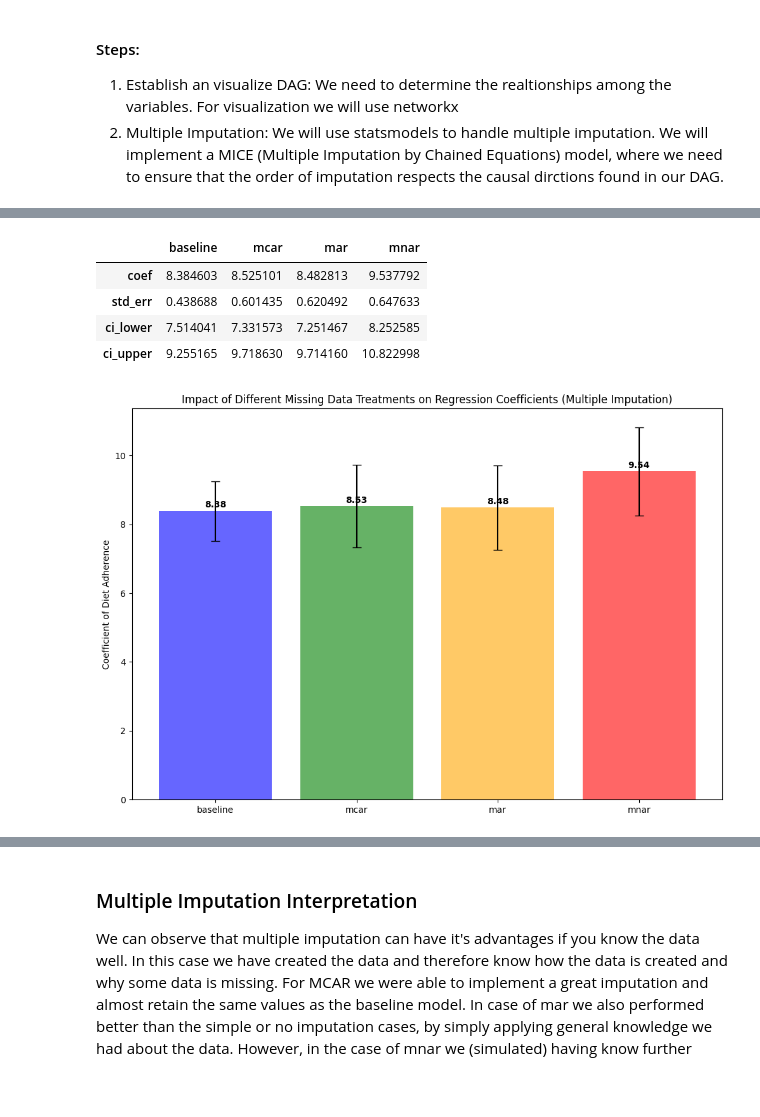
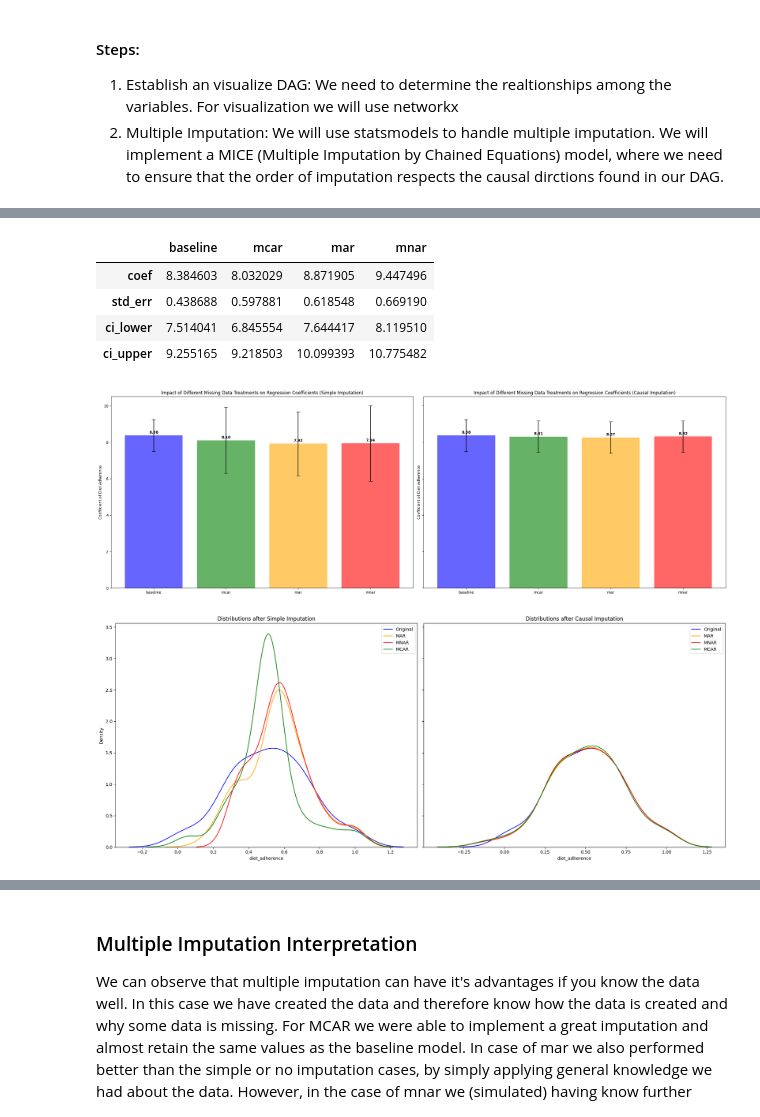
Before and after one commit to MaxiStahl1992/advanced-workbook-code, a Jupyter notebook: task5_full.ipynb, the cells around one changed output, grey strips where cells are left out. Drawn from its saved outputs; the diff is of its cells as text; code cells hidden in the pictures; blank space fills up the shorter version.

```diff
--- a/task5_full.ipynb
+++ b/task5_full.ipynb
@@ -334,0 +346,13 @@ dtype: int64
+# %%
+# Causal Imputation
+def causal_imputation(data, dependent_var, independent_vars):
+    X = data[independent_vars]
+    X = sm.add_constant(X)
+    y = data[dependent_var]
+
+    model = sm.OLS(y, X, missing='drop').fit()
+
+    missing_indicies = data[dependent_var].isna()
+    data.loc[missing_indicies, dependent_var] = model.predict(X[missing_indicies])
+
+    return data
@@ -335,5 +396,12 @@ dtype: int64
 # %%
-# running regression on multiple imputation data
+data_mcar_mice = data_mcar.copy()
+data_mar_mice = data_mar.copy()
+data_mnar_mice = data_mnar.copy()
+
+mcar_mice_results = mice_imputation(data_mcar_mice, 'age + initial_weight', 40)
+mar_mice_results = mice_imputation(data_mar_mice, 'age + initial_weight', 25)
+mnar_mice_results = mice_imputation(data_mnar_mice, 'age + initial_weight', 35)
+
 mcar_mice_model = linear_regression(mcar_mice_results)
 mar_mice_model = linear_regression(mar_mice_results)
 mnar_mice_model = linear_regression(mnar_mice_results)
@@ -348,11 +416,41 @@ results_mice = pd.DataFrame({
 results_mice
 # %% [output]
 |  | baseline | mcar | mar | mnar |
-| coef | 8.384603 | 8.525101 | 8.482813 | 9.537792 |
-| std_err | 0.438688 | 0.601435 | 0.620492 | 0.647633 |
-| ci_lower | 7.514041 | 7.331573 | 7.251467 | 8.252585 |
-| ci_upper | 9.255165 | 9.718630 | 9.714160 | 10.822998 |
+| coef | 8.384603 | 8.032029 | 8.871905 | 9.447496 |
+| std_err | 0.438688 | 0.597881 | 0.618548 | 0.669190 |
+| ci_lower | 7.514041 | 6.845554 | 7.644417 | 8.119510 |
+| ci_upper | 9.255165 | 9.218503 | 10.099393 | 10.775482 |
+# %%
+def visualize_regression_results_side_by_side(results1, title1, results2, title2):
+    fig, axes = plt.subplots(nrows=1, ncols=2, figsize=(24, 8), sharey=True)
+
+    def plot_results(ax, results, title):
+        scenarios = results.columns
+        colors = ['blue', 'green', 'orange', 'red']
+        coefficients = results.loc['coef', :]
+        ci_bounds = [(results.loc['ci_lower', scenario], results.loc['ci_upper', scenario]) for scenario in scenarios]
+        ci_lower = [coef - ci[0] for coef, ci in zip(coefficients, ci_bounds)]
+        ci_upper = [ci[1] - coef for coef, ci in zip(coefficients, ci_bounds)]
+
+        ax.bar(scenarios, coefficients, yerr=[ci_lower, ci_upper], capsize=5, color=colors, alpha=0.6)
+        ax.set_ylabel('Coefficient of Diet Adherence')
+        ax.set_title(title)
+        ax.set_xticks(range(len(scenarios)))
+        ax.set_xticklabels(scenarios)
+        for i, coef in enumerate(coefficients):
+            ax.text(i, coef + 0.1, f'{coef:.2f}', ha='center', color='black', fontweight='bold')
+
+    plot_results(axes[0], results1, title1)
+    plot_results(axes[1], results2, title2)
+
+    plt.tight_layout()
+    plt.show()
 # %%
-visualize_regression_results(results_mice, 'Impact of Different Missing Data Treatments on Regression Coefficients (Multiple Imputation)')
+visualize_regression_results_side_by_side(
+    results_imputed,
+    'Impact of Different Missing Data Treatments on Regression Coefficients (Simple Imputation)',
+    results_causal,
+    'Impact of Different Missing Data Treatments on Regression Coefficients (Causal Imputation)'
+)
 # %% [output]
-[figure, old version]
+[figure, new version]
@@ -358,0 +474,13 @@ visualize_regression_results(results_mice, 'Impact of Different Missing Data Tre
+# %%
+# Visualizing the distributions side by side
+visualize_distributions_side_by_side(
+    data_full,
+    data_mar_imputed,
+    data_mnar_imputed,
+    data_mcar_imputed,
+    data_mar_causal,
+    data_mnar_causal,
+    data_mcar_causal
+)
+# %% [output]
+[figure, added]
```
Also changed, not shown: parts of 22 cells of this notebook.
